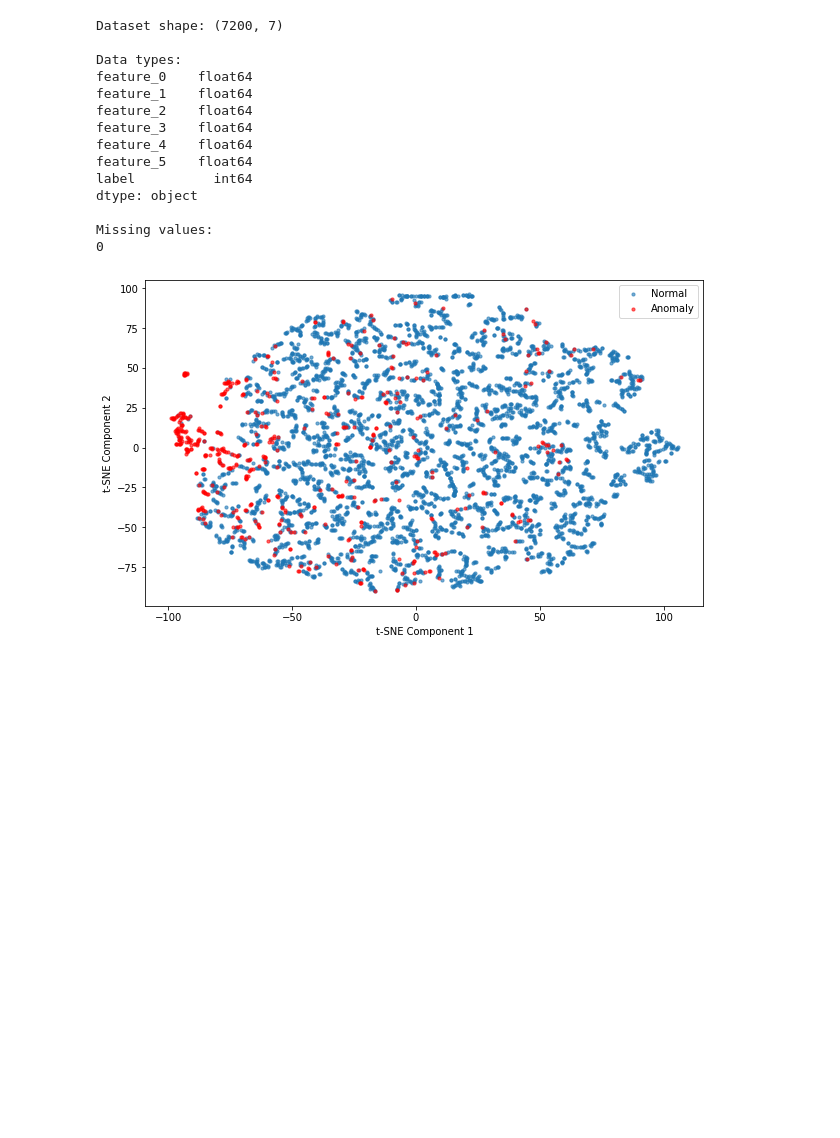
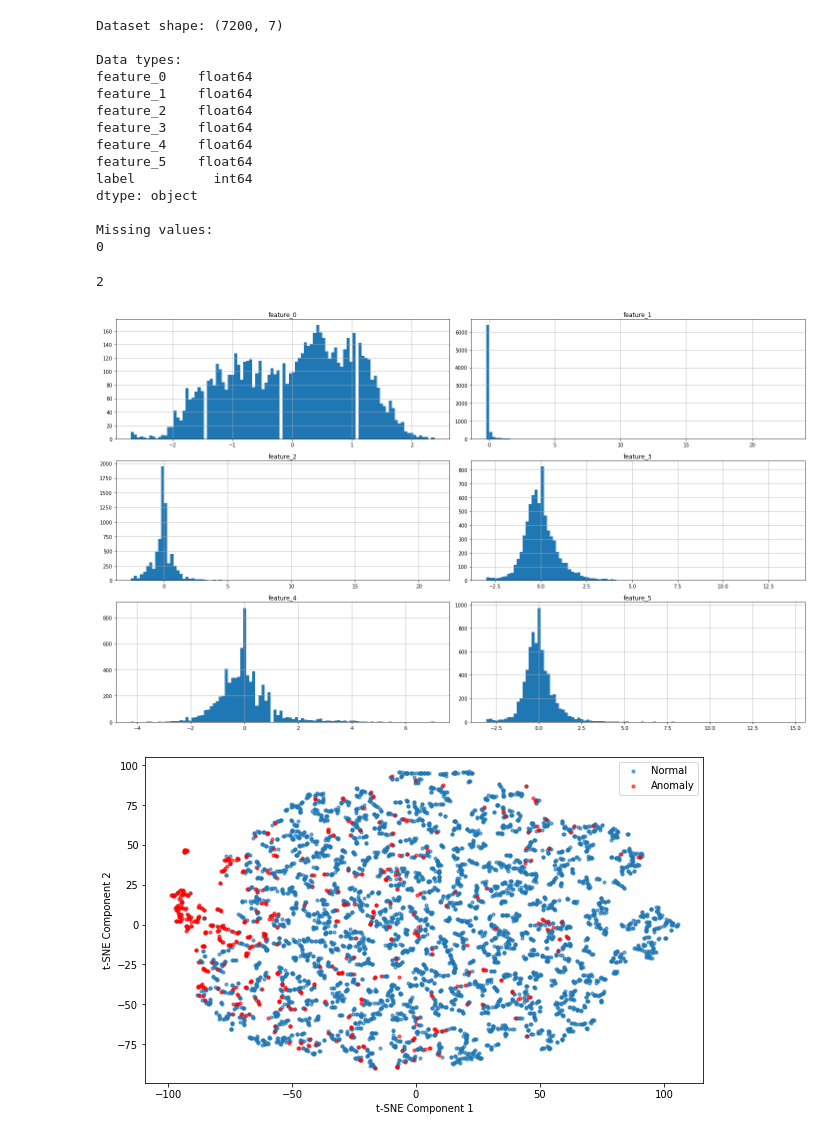
Before and after one commit to github-kamilk/anomaly_detection, a Jupyter notebook: datasets/annthyroid.ipynb, the cells around one changed output. Drawn from its saved outputs; the diff is of its cells as text; code cells hidden in the pictures; blank space fills up the shorter version.

```diff
--- a/datasets/annthyroid.ipynb
+++ b/datasets/annthyroid.ipynb
@@ -74,6 +74,24 @@ dtype: object
 
 Missing values:
 0
+# %%
+1+1
+# %% [output]
+2
+# %%
+scaler = StandardScaler()
+X_scaled = scaler.fit_transform(X)
+
+data_dict = {'X': X_scaled, 'y': y}
+
+np.savez(f'annthyroid.npz', **data_dict)
+# %%
+df = pd.DataFrame(X_scaled, columns=[f'feature_{i}' for i in range(X.shape[1])])
+df.iloc[:, :].hist(bins=100, figsize=(20, 12))
+plt.tight_layout()
+plt.show()
+# %% [output]
+[figure, added]
 # %%
 normal_indices = np.where(y == 0)[0]
 anomaly_indices = np.where(y == 1)[0]
```
Also changed, not shown: 21 other files.
